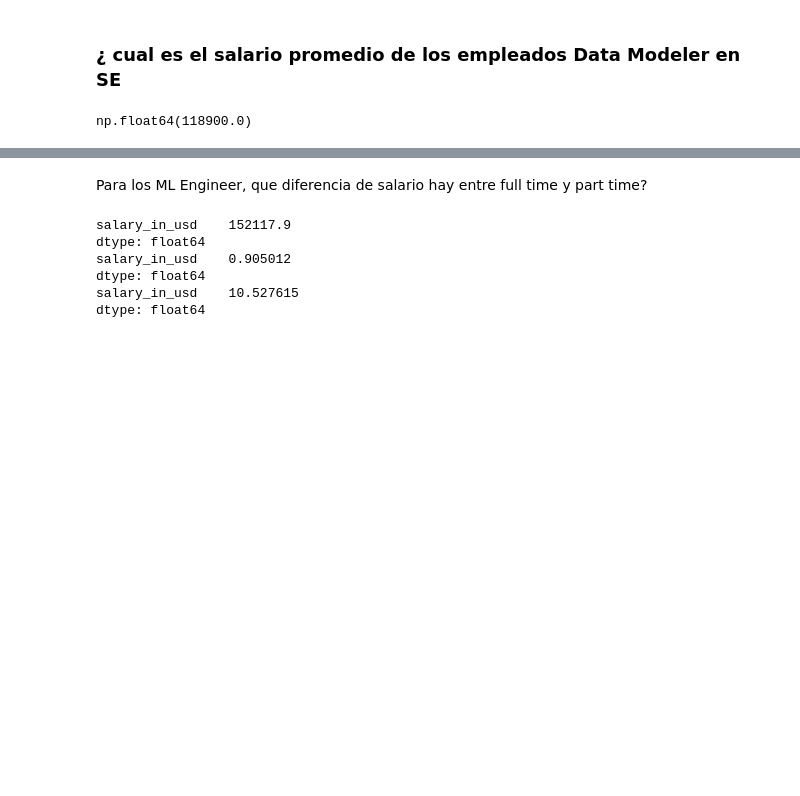
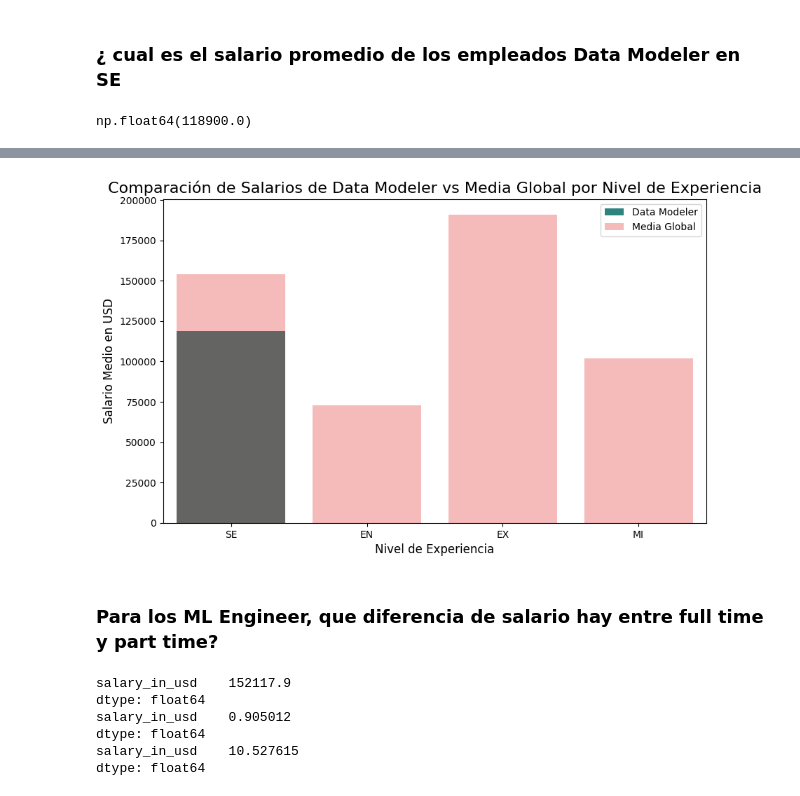
Before and after one commit to liagcaviedes/Data-Analytics-Salaries-Project, a Jupyter notebook: salary_data_ok.ipynb, the cells around one changed output, grey strips where cells are left out. Drawn from its saved outputs; the diff is of its cells as text; code cells hidden in the pictures; blank space fills up the shorter version.

```diff
--- a/salary_data_ok.ipynb
+++ b/salary_data_ok.ipynb
@@ -414,5 +326,29 @@ print(average_salary_by_country)
+# %%
+# Calcular el salario medio global por nivel de experiencia para todos los trabajos
+global_mean_salaries_experience = df.groupby('experience_level')['salary_in_usd'].mean().reset_index()
+
+# Crear una figura
+plt.figure(figsize=(10, 6))
+
+# Crear el gráfico de barras para Data Modeler
+sns.barplot(x='experience_level', y='salary_in_usd', data=mean_salaries_experience, palette='viridis', label='Data Modeler')
+
+# Crear el gráfico de barras para la media global
+sns.barplot(x='experience_level', y='salary_in_usd', data=global_mean_salaries_experience, color='red', alpha=0.3, label='Media Global')
+
+# Añadir título y etiquetas
+plt.title('Comparación de Salarios de Data Modeler vs Media Global por Nivel de Experiencia', fontsize=16)
+plt.xlabel('Nivel de Experiencia', fontsize=12)
+plt.ylabel('Salario Medio en USD', fontsize=12)
+
+# Añadir leyenda
+plt.legend()
+
+plt.show()
+# %% [output]
+[figure, added]
 # %% [markdown]
-Para los ML Engineer, que diferencia de salario hay entre full time y part time?
+### Para los ML Engineer, que diferencia de salario hay entre full time y part time?
 # %%
 salary_FT = df[['employment_type', 'salary_in_usd']][df['job_title'] == 'ML Engineer'].groupby('employment_type').mean().loc['FT']
 salary_PT = df[['employment_type', 'salary_in_usd']][df['job_title'] == 'ML Engineer'].groupby('employment_type').mean().loc['PT']
```
Also changed, not shown: parts of 19 cells of this notebook, 1 other file.
